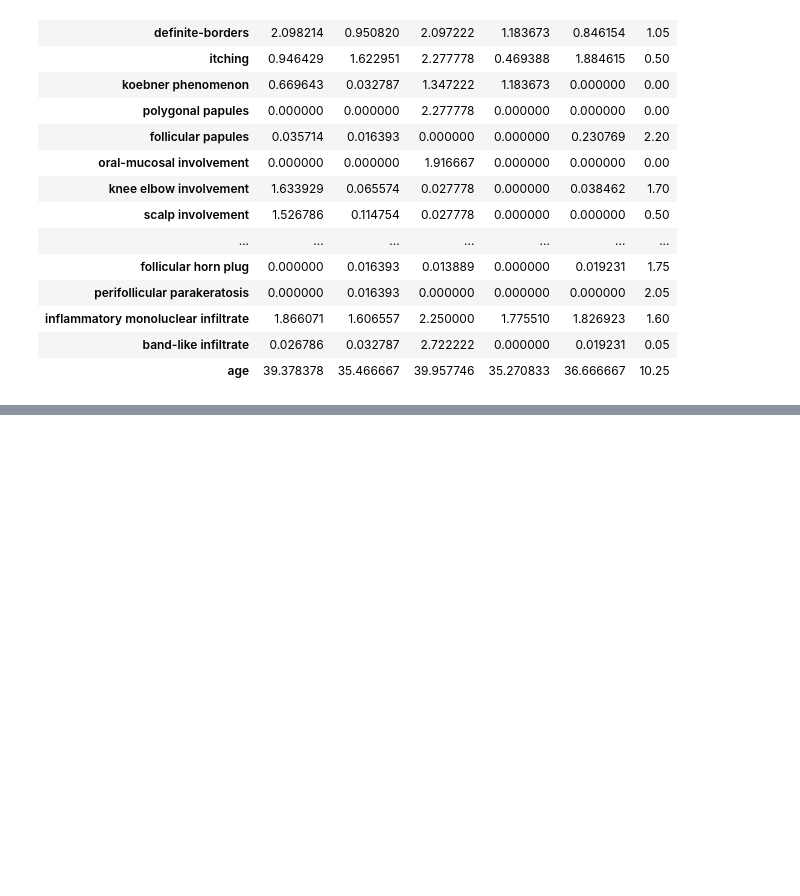
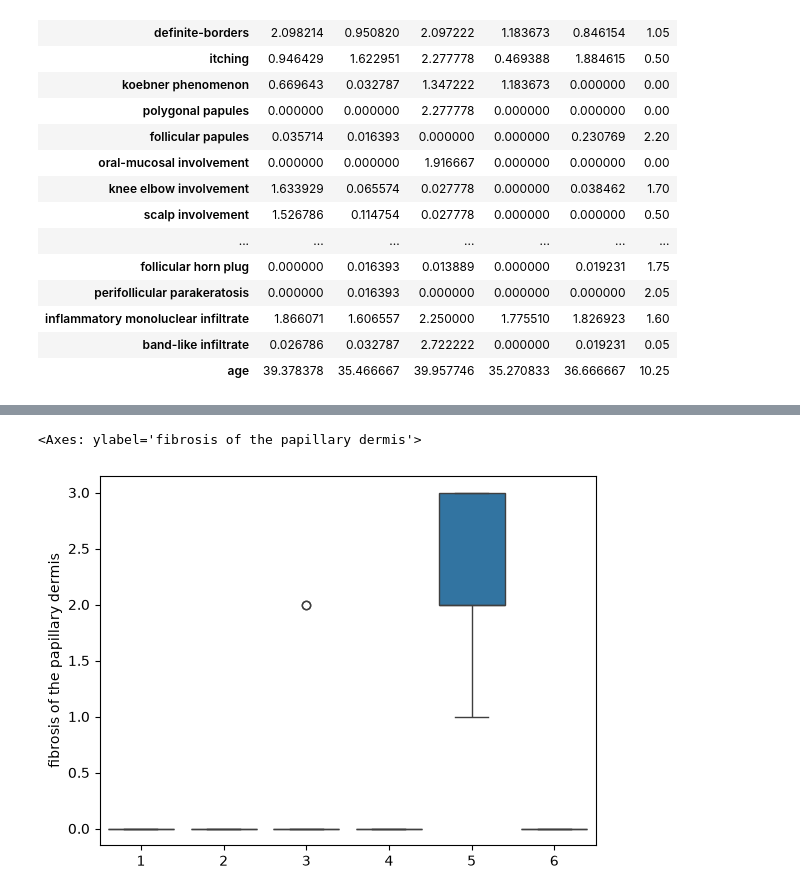
Before and after one commit to itsjohntle/dermaclf, a Jupyter notebook: notebooks/01_eda.ipynb, the cells around one changed output, grey strips where cells are left out. Drawn from its saved outputs; the diff is of its cells as text; code cells hidden in the pictures; blank space fills up the shorter version.

```diff
--- a/notebooks/01_eda.ipynb
+++ b/notebooks/01_eda.ipynb
@@ -261,0 +275,5 @@ NameError: name 'sns' is not defined
+# %%
+sns.boxplot(x=y['class'].values.ravel(), y=X['fibrosis of the papillary dermis'])
+# %% [output]
+<Axes: ylabel='fibrosis of the papillary dermis'>
+[figure, added]
```
Also changed, not shown: parts of 14 cells of this notebook.
